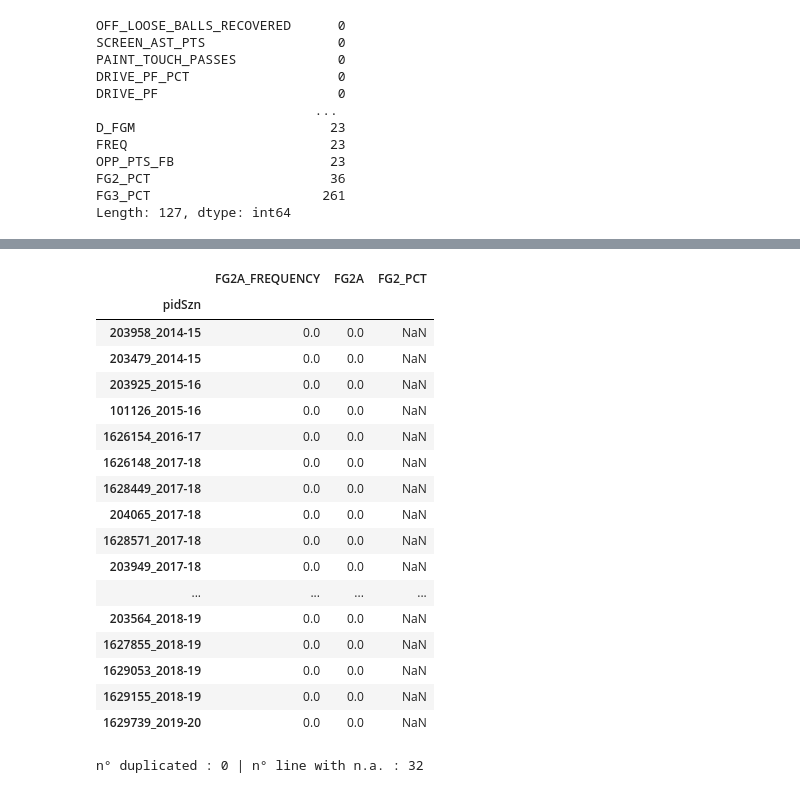
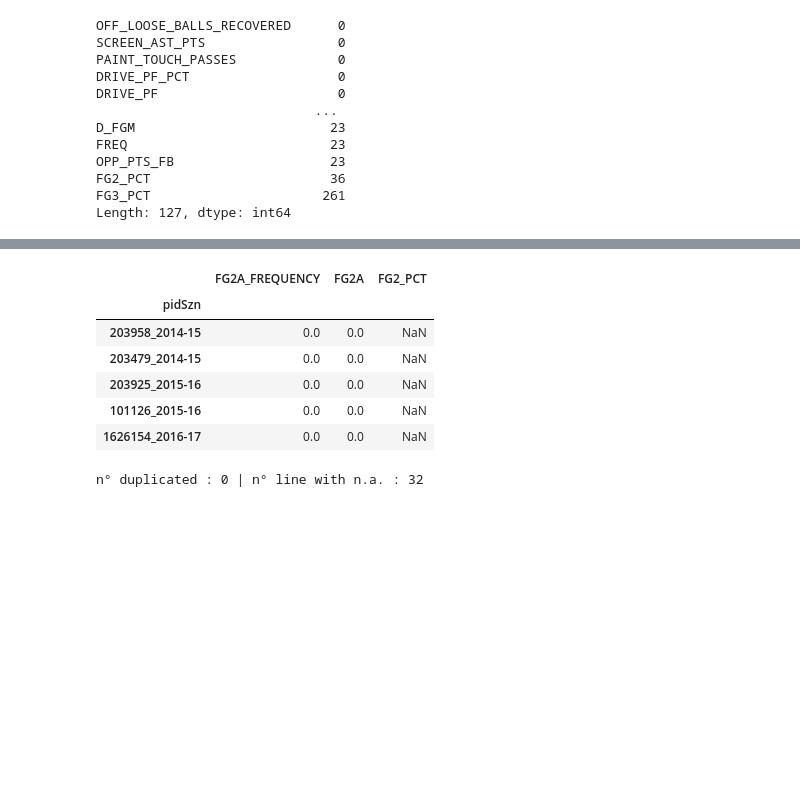
Before and after one commit to arnaud-odet/Roster_Building, a Jupyter notebook: notebooks/clustering.ipynb, the cells around one changed output, grey strips where cells are left out. Cells and saved outputs as stored; diff of their text form; code cells hidden in the pictures; blank space fills up the shorter version.

```diff
--- a/notebooks/clustering.ipynb
+++ b/notebooks/clustering.ipynb
@@ -279,24 +268,13 @@ data['Score'][data['Score']['FG3_PCT'].isna()][['FG3A_FREQUENCY', 'FG3A','FG3_PC
 # %%
-data['Score'][data['Score']['FG2_PCT'].isna()][['FG2A_FREQUENCY', 'FG2A','FG2_PCT']].sort_values('FG2A')
+data['Score'][data['Score']['FG2_PCT'].isna()][['FG2A_FREQUENCY', 'FG2A','FG2_PCT']].sort_values('FG2A').head()
 # %% [output]
 |  | FG2A_FREQUENCY | FG2A | FG2_PCT |
 | pidSzn |  |  |  |
 | 203958_2014-15 | 0.0 | 0.0 | NaN |
 | 203479_2014-15 | 0.0 | 0.0 | NaN |
 | 203925_2015-16 | 0.0 | 0.0 | NaN |
 | 101126_2015-16 | 0.0 | 0.0 | NaN |
 | 1626154_2016-17 | 0.0 | 0.0 | NaN |
-| 1626148_2017-18 | 0.0 | 0.0 | NaN |
-| 1628449_2017-18 | 0.0 | 0.0 | NaN |
-| 204065_2017-18 | 0.0 | 0.0 | NaN |
-| 1628571_2017-18 | 0.0 | 0.0 | NaN |
-| 203949_2017-18 | 0.0 | 0.0 | NaN |
-| ... | ... | ... | ... |
-| 203564_2018-19 | 0.0 | 0.0 | NaN |
-| 1627855_2018-19 | 0.0 | 0.0 | NaN |
-| 1629053_2018-19 | 0.0 | 0.0 | NaN |
-| 1629155_2018-19 | 0.0 | 0.0 | NaN |
-| 1629739_2019-20 | 0.0 | 0.0 | NaN |
 # %%
 # Finding : column with most NA is FG3_PCT as some player do not shoot 3s. Filling with 0s
 df['FG3_PCT'] = df['FG3_PCT'].fillna(0)
```
Also changed, not shown: parts of 58 cells of this notebook, 3 other files.
